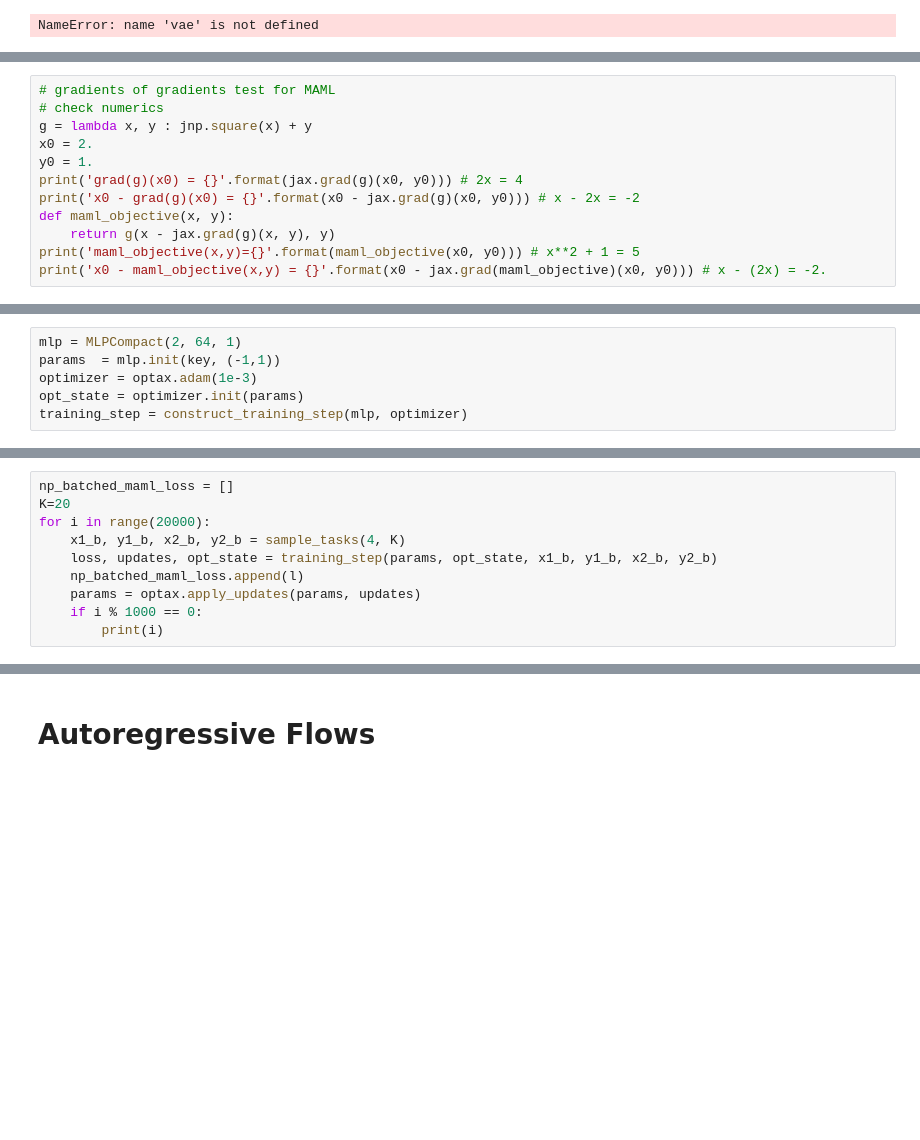
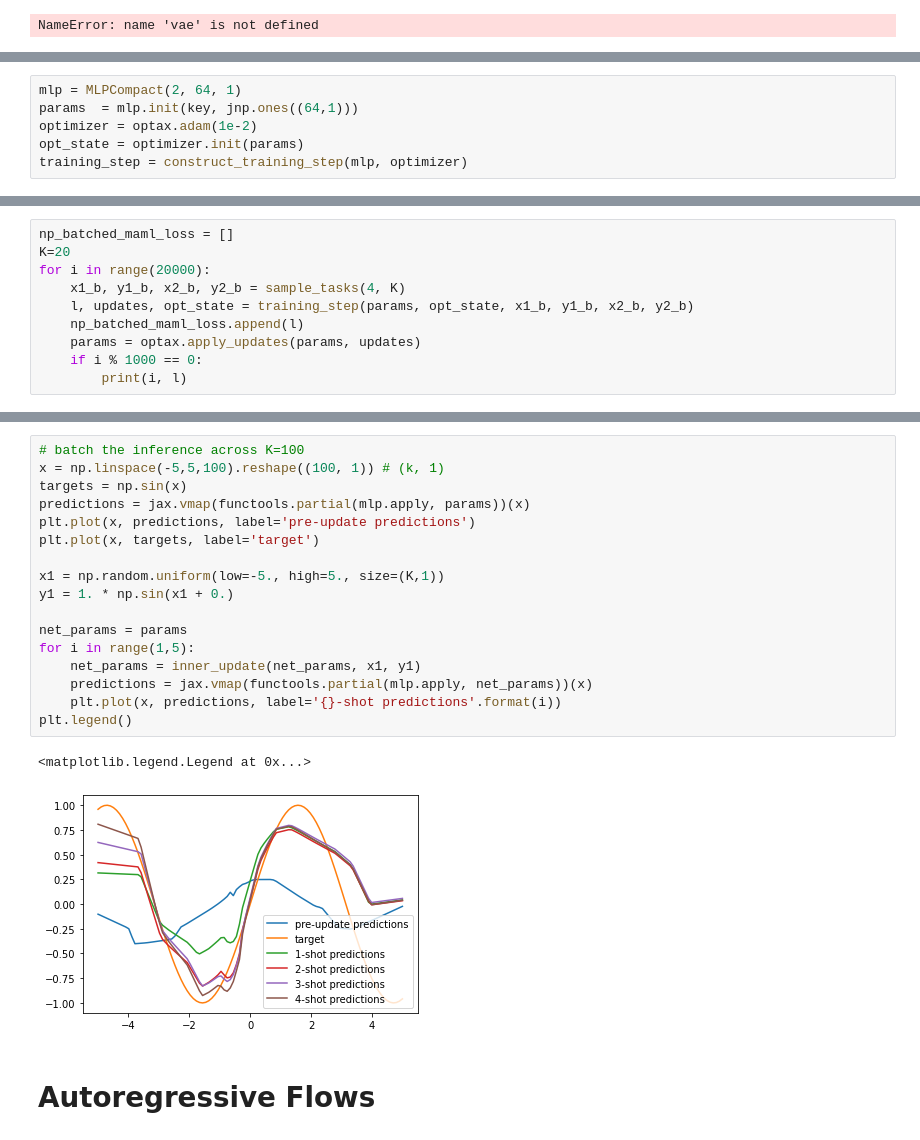
Before and after one commit to jimimvp/jax-tutorial, a Jupyter notebook: main.ipynb, the cells around one changed output, grey strips where cells are left out. Saved outputs shown, nothing was run; the diff lists cells and outputs as text; blank space fills up the shorter version.

```diff
--- a/main.ipynb
+++ b/main.ipynb
@@ -719,12 +719,0 @@ NameError: name 'vae' is not defined
-# %%
-# gradients of gradients test for MAML
-# check numerics
-g = lambda x, y : jnp.square(x) + y
-x0 = 2.
-y0 = 1.
-print('grad(g)(x0) = {}'.format(jax.grad(g)(x0, y0))) # 2x = 4
-print('x0 - grad(g)(x0) = {}'.format(x0 - jax.grad(g)(x0, y0))) # x - 2x = -2
-def maml_objective(x, y):
-    return g(x - jax.grad(g)(x, y), y)
-print('maml_objective(x,y)={}'.format(maml_objective(x0, y0))) # x**2 + 1 = 5
-print('x0 - maml_objective(x,y) = {}'.format(x0 - jax.grad(maml_objective)(x0, y0))) # x - (2x) = -2.
@@ -736,7 +730,7 @@ x0 - maml_objective(x,y) = -2.0
 # %%
 mlp = MLPCompact(2, 64, 1)
-params  = mlp.init(key, (-1,1))
-optimizer = optax.adam(1e-3)
+params  = mlp.init(key, jnp.ones((64,1)))
+optimizer = optax.adam(1e-2)
 opt_state = optimizer.init(params)
 training_step = construct_training_step(mlp, optimizer)
 # %%
@@ -828,9 +800,9 @@ np_batched_maml_loss = []
 K=20
 for i in range(20000):
     x1_b, y1_b, x2_b, y2_b = sample_tasks(4, K)
-    loss, updates, opt_state = training_step(params, opt_state, x1_b, y1_b, x2_b, y2_b)
+    l, updates, opt_state = training_step(params, opt_state, x1_b, y1_b, x2_b, y2_b)
     np_batched_maml_loss.append(l)
     params = optax.apply_updates(params, updates)
     if i % 1000 == 0:
-        print(i)
+        print(i, l)
 # %% [output]
@@ -839,3 +829,23 @@ ScopeParamShapeError: Inconsistent shapes between value and initializer for para
+# %%
+# batch the inference across K=100
+x = np.linspace(-5,5,100).reshape((100, 1)) # (k, 1)
+targets = np.sin(x)
+predictions = jax.vmap(functools.partial(mlp.apply, params))(x)
+plt.plot(x, predictions, label='pre-update predictions')
+plt.plot(x, targets, label='target')
+
+x1 = np.random.uniform(low=-5., high=5., size=(K,1))
+y1 = 1. * np.sin(x1 + 0.)
+
+net_params = params
+for i in range(1,5):
+    net_params = inner_update(net_params, x1, y1)
+    predictions = jax.vmap(functools.partial(mlp.apply, net_params))(x)
+    plt.plot(x, predictions, label='{}-shot predictions'.format(i))
+plt.legend()
+# %% [output]
+<matplotlib.legend.Legend at 0x...>
+[figure, added]
 # %% [markdown]
 # Autoregressive Flows
 # %%
```
Also changed, not shown: parts of 8 cells of this notebook.
